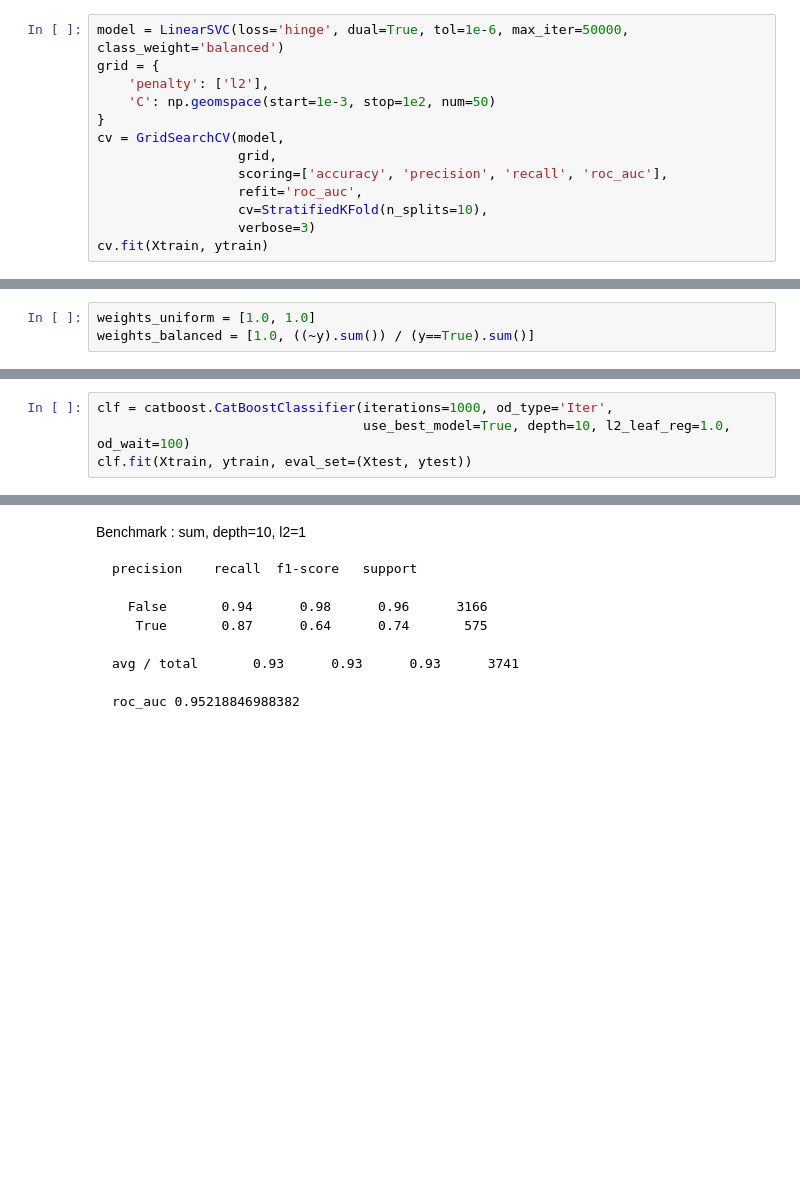
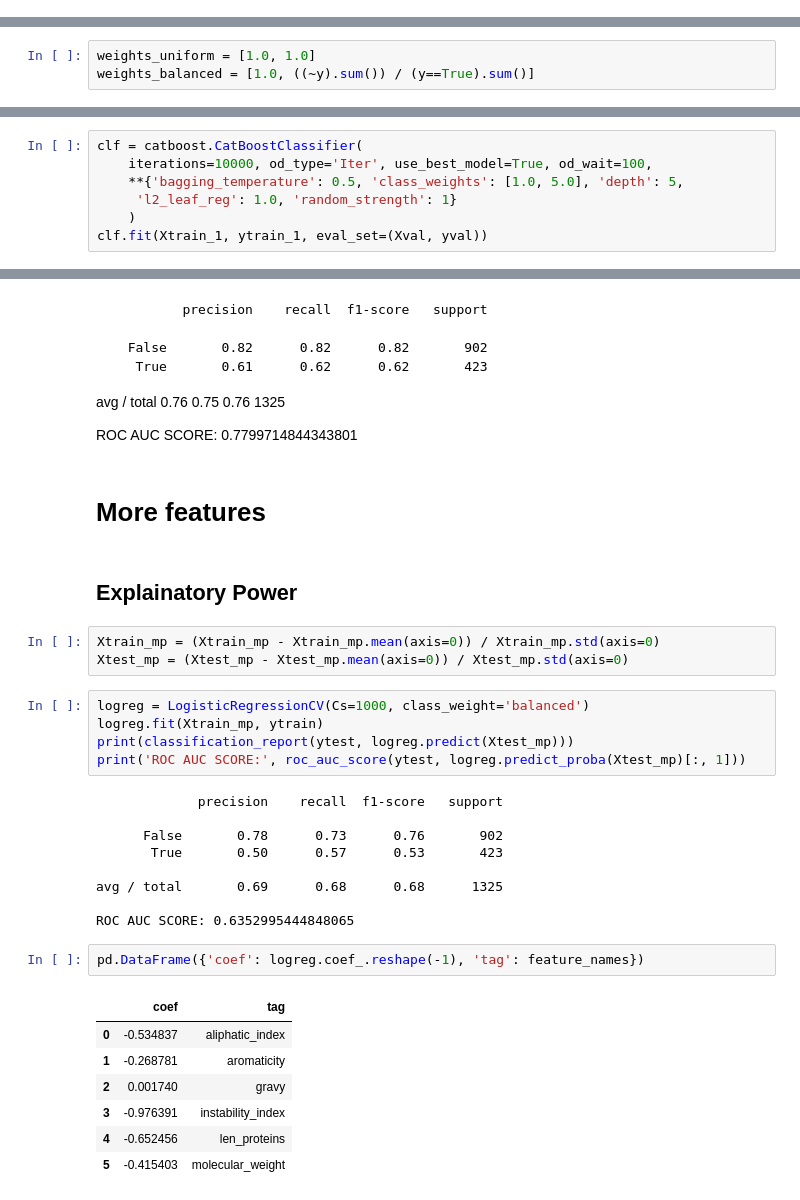
Before and after one commit to PierreBoyeau/proteins, a Jupyter notebook: word2vec/notebooks/model_selection.ipynb, the cells around one changed output, grey strips where cells are left out. Cells and saved outputs as stored; diff of their text form; blank space fills up the shorter version.

```diff
--- a/word2vec/notebooks/model_selection.ipynb
+++ b/word2vec/notebooks/model_selection.ipynb
@@ -92,13 +100,0 @@ sns.distplot(X_w2v[:, 19])
-# %%
-model = LinearSVC(loss='hinge', dual=True, tol=1e-6, max_iter=50000, class_weight='balanced')
-grid = {
-    'penalty': ['l2'],
-    'C': np.geomspace(start=1e-3, stop=1e2, num=50)
-}
-cv = GridSearchCV(model,
-                  grid,
-                  scoring=['accuracy', 'precision', 'recall', 'roc_auc'],
-                  refit='roc_auc',
-                  cv=StratifiedKFold(n_splits=10),
-                  verbose=3)
-cv.fit(Xtrain, ytrain)
@@ -194,5 +130,8 @@ GridSearchCV(cv=StratifiedKFold(n_splits=10, random_state=42, shuffle=False),
 # %%
-clf = catboost.CatBoostClassifier(iterations=1000, od_type='Iter',
-                                  use_best_model=True, depth=10, l2_leaf_reg=1.0, od_wait=100)
-clf.fit(Xtrain, ytrain, eval_set=(Xtest, ytest))
+clf = catboost.CatBoostClassifier(
+    iterations=10000, od_type='Iter', use_best_model=True, od_wait=100,
+    **{'bagging_temperature': 0.5, 'class_weights': [1.0, 5.0], 'depth': 5,
+     'l2_leaf_reg': 1.0, 'random_strength': 1}
+    )
+clf.fit(Xtrain_1, ytrain_1, eval_set=(Xval, yval))
 # %% [output]
@@ -231,12 +170,41 @@ avg / total       0.92      0.93      0.92      3741
 # %% [markdown]
-Benchmark : sum, depth=10, l2=1
+             precision    recall  f1-score   support
 
-    precision    recall  f1-score   support
+      False       0.82      0.82      0.82       902
+       True       0.61      0.62      0.62       423
 
-      False       0.94      0.98      0.96      3166
-       True       0.87      0.64      0.74       575
+avg / total       0.76      0.75      0.76      1325
 
-    avg / total       0.93      0.93      0.93      3741
-
-    roc_auc 0.95218846988382
+ROC AUC SCORE: 0.7799714844343801
+# %% [markdown]
+# More features
+# %% [markdown]
+## Explainatory Power
+# %%
+Xtrain_mp = (Xtrain_mp - Xtrain_mp.mean(axis=0)) / Xtrain_mp.std(axis=0)
+Xtest_mp = (Xtest_mp - Xtest_mp.mean(axis=0)) / Xtest_mp.std(axis=0)
+# %%
+logreg = LogisticRegressionCV(Cs=1000, class_weight='balanced')
+logreg.fit(Xtrain_mp, ytrain)
+print(classification_report(ytest, logreg.predict(Xtest_mp)))
+print('ROC AUC SCORE:', roc_auc_score(ytest, logreg.predict_proba(Xtest_mp)[:, 1]))
+# %% [output]
+             precision    recall  f1-score   support
+
+      False       0.78      0.73      0.76       902
+       True       0.50      0.57      0.53       423
+
+avg / total       0.69      0.68      0.68      1325
+
+ROC AUC SCORE: 0.6352995444848065
+# %%
+pd.DataFrame({'coef': logreg.coef_.reshape(-1), 'tag': feature_names})
+# %% [output]
+|  | coef | tag |
+| 0 | -0.534837 | aliphatic_index |
+| 1 | -0.268781 | aromaticity |
+| 2 | 0.001740 | gravy |
+| 3 | -0.976391 | instability_index |
+| 4 | -0.652456 | len_proteins |
+| 5 | -0.415403 | molecular_weight |
 # %% [markdown]
```
Also changed, not shown: parts of 28 cells of this notebook, 33 other files.
